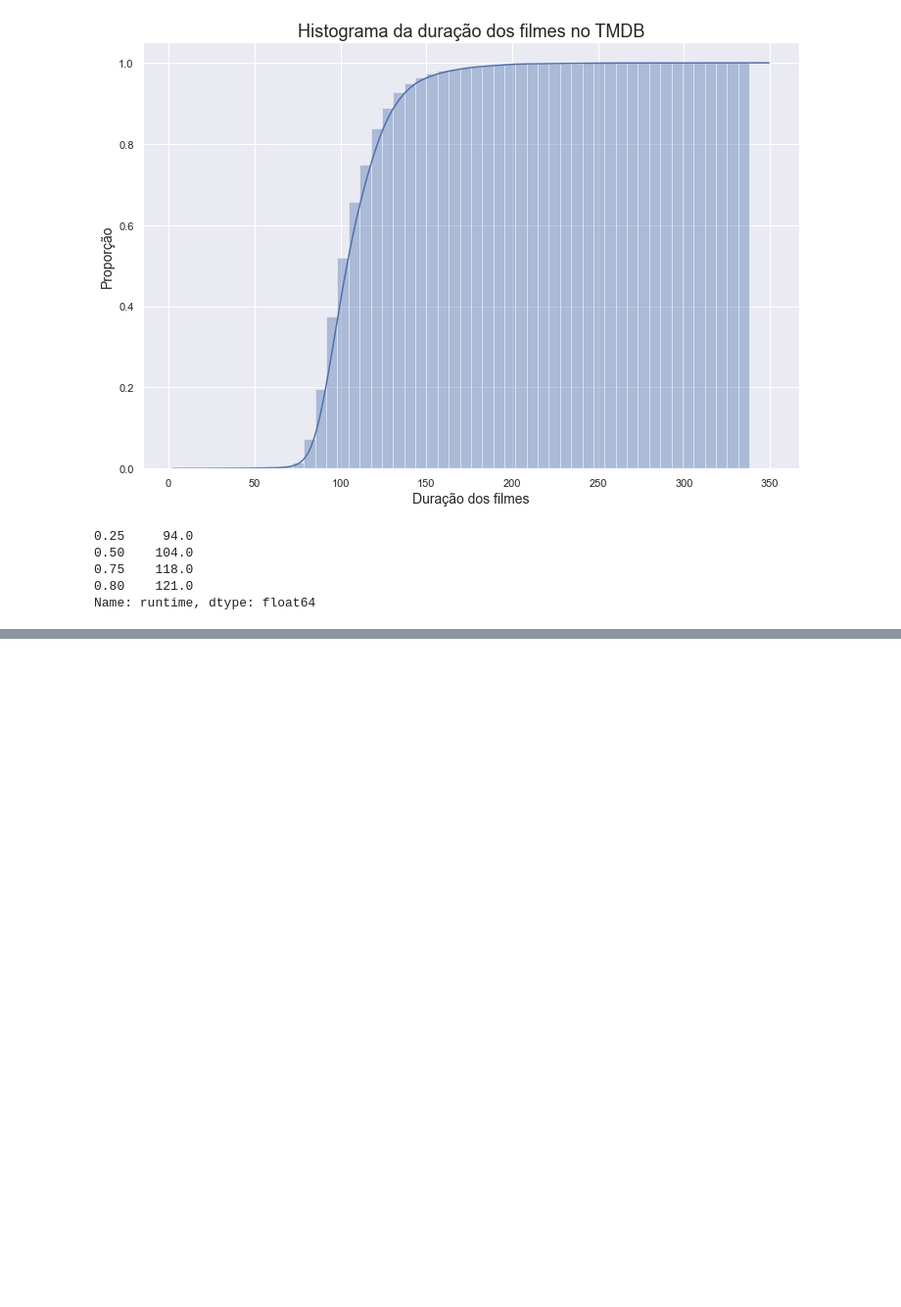
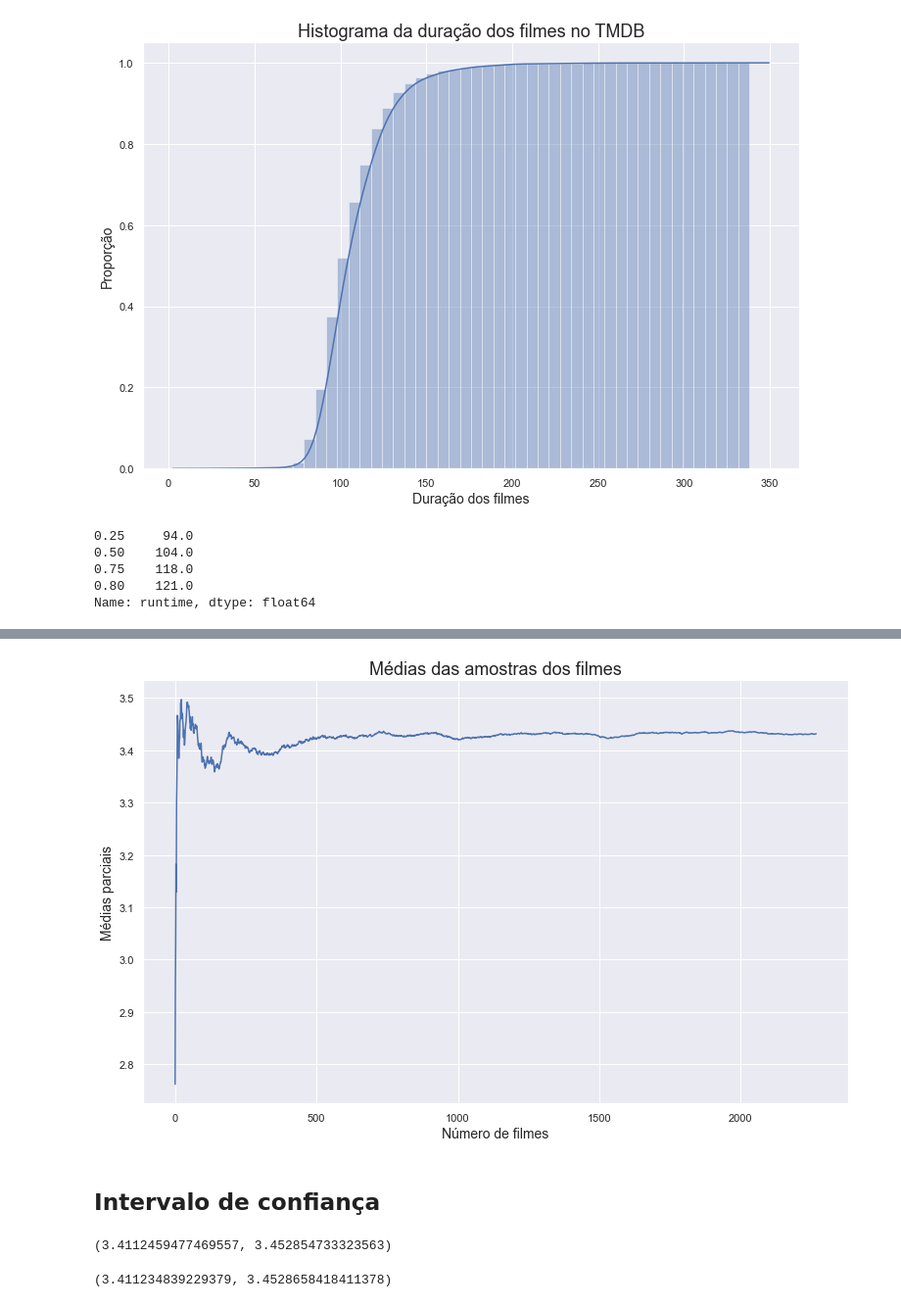
Before and after one commit to guilhermebap/Data-science-personal-study, a Jupyter notebook: Alura/Estatistica/Introdução a testes estatísticos com Python/Aula.ipynb, the cells around one changed output, grey strips where cells are left out. Shown at 98% size. Cells and saved outputs as stored; diff of their text form; code cells hidden in the pictures; blank space fills up the shorter version.

```diff
--- a/Alura/Estatistica/Introdução a testes estatísticos com Python/Aula.ipynb
+++ b/Alura/Estatistica/Introdução a testes estatísticos com Python/Aula.ipynb
@@ -316,0 +336,30 @@ Name: runtime, dtype: float64
+# %%
+temp = nota_media_dos_filmes_com_pelo_menos_10_votos.sample(frac=1, random_state=42)
+
+medias = [temp[0:i].mean() for i in range(1, len(temp))]
+
+fig = plt.figure(figsize=(10,6))
+ax = fig.add_axes([0,0,1,1])
+
+ax.plot(medias)
+ax.set_ylabel('Médias parciais', fontsize=14)
+ax.set_xlabel('Número de filmes', fontsize=14)
+ax.set_title('Médias das amostras dos filmes', fontsize=18)
+plt.show()
+# %% [output]
+[figure, added]
+# %% [markdown]
+## Intervalo de confiança
+# %%
+from statsmodels.stats.weightstats import zconfint
+
+zconfint(nota_media_dos_filmes_com_pelo_menos_10_votos)
+# %% [output]
+(3.4112459477469557, 3.452854733323563)
+# %%
+from statsmodels.stats.weightstats import DescrStatsW
+
+DescConfint = DescrStatsW(nota_media_dos_filmes_com_pelo_menos_10_votos)
+DescConfint.tconfint_mean()
+# %% [output]
+(3.411234839229379, 3.4528658418411378)
```
Also changed, not shown: parts of 18 cells of this notebook.
